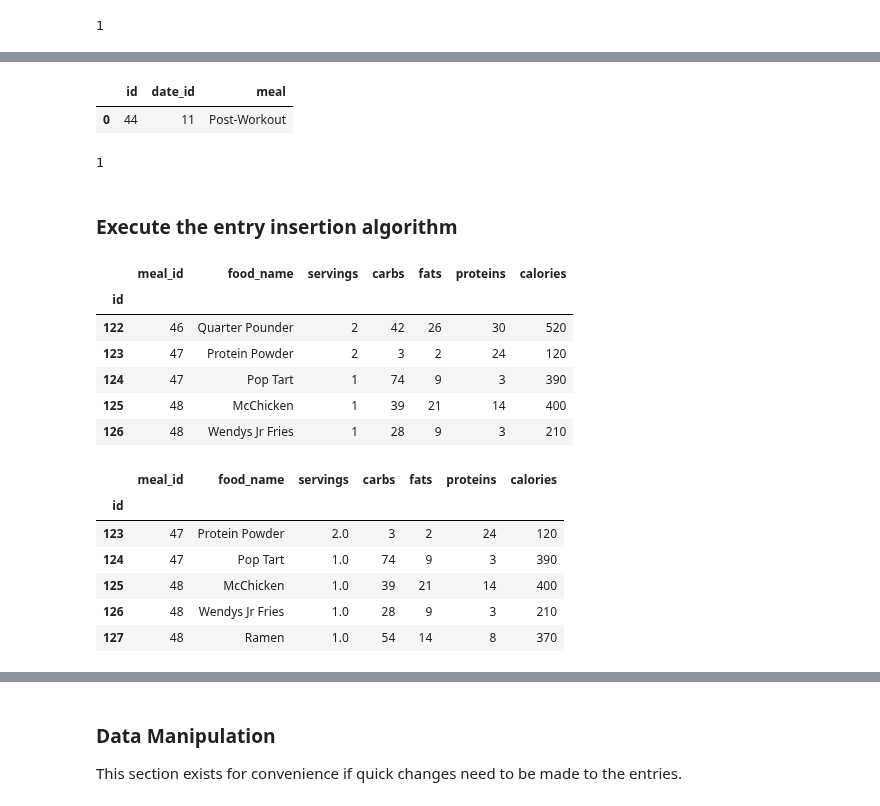
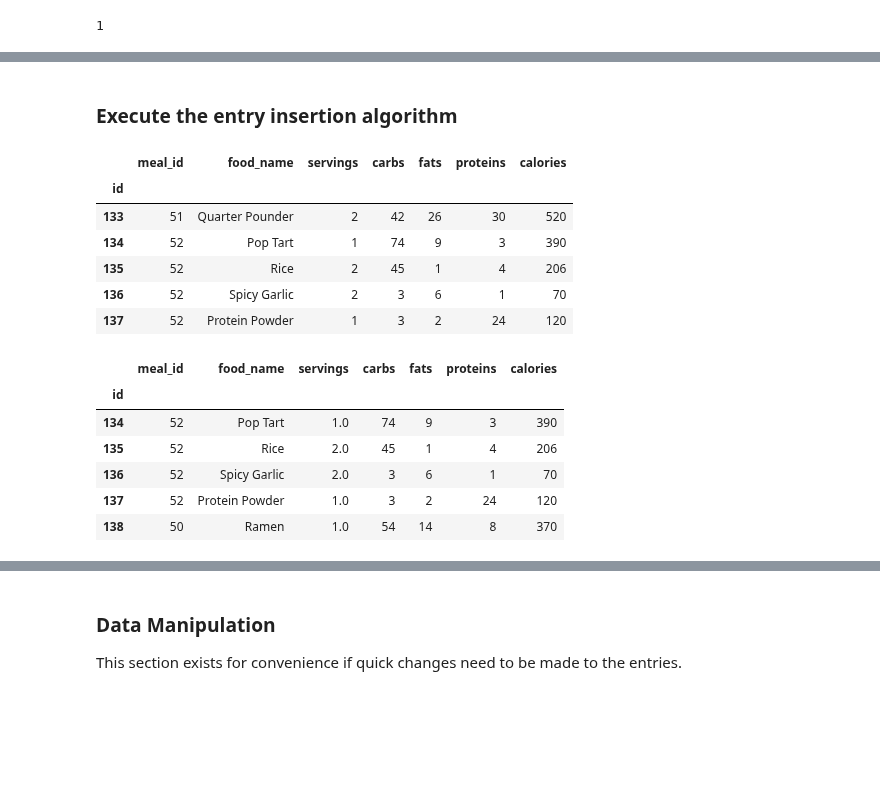
Before and after one commit to Artuk009/NewDIetAndExercise, a Jupyter notebook: Diet_Stuff/diet_v4(InDevelopment).ipynb, the cells around one changed output, grey strips where cells are left out. Drawn from its saved outputs; the diff is of its cells as text; code cells hidden in the pictures; blank space fills up the shorter version.

```diff
--- a/Diet_Stuff/diet_v4(InDevelopment).ipynb
+++ b/Diet_Stuff/diet_v4(InDevelopment).ipynb
@@ -204,26 +188,17 @@ meals_df.tail()
-# %%
-new_meal = pd.DataFrame([[len(meals_df), len(dates_df), meal]], columns=['id','date_id','meal'])
-new_meal
-# %% [output]
-|  | id | date_id | meal |
-| 0 | 44 | 11 | Post-Workout |
-# %%
-new_meal.to_sql('meals', mysql_url, if_exists='append', index=False)
-# %% [output]
-1
 # %% [markdown]
 ### Execute the entry insertion algorithm
 # %%
 foods_df = pd.read_sql('SELECT * FROM foods', mysql_url, index_col='id')
+original_len = len(foods_df)
 foods_df.tail()
 # %% [output]
 |  | meal_id | food_name | servings | carbs | fats | proteins | calories |
 | id |  |  |  |  |  |  |  |
-| 122 | 46 | Quarter Pounder | 2 | 42 | 26 | 30 | 520 |
-| 123 | 47 | Protein Powder | 2 | 3 | 2 | 24 | 120 |
-| 124 | 47 | Pop Tart | 1 | 74 | 9 | 3 | 390 |
-| 125 | 48 | McChicken | 1 | 39 | 21 | 14 | 400 |
-| 126 | 48 | Wendys Jr Fries | 1 | 28 | 9 | 3 | 210 |
+| 133 | 51 | Quarter Pounder | 2 | 42 | 26 | 30 | 520 |
+| 134 | 52 | Pop Tart | 1 | 74 | 9 | 3 | 390 |
+| 135 | 52 | Rice | 2 | 45 | 1 | 4 | 206 |
+| 136 | 52 | Spicy Garlic | 2 | 3 | 6 | 1 | 70 |
+| 137 | 52 | Protein Powder | 1 | 3 | 2 | 24 | 120 |
 # %%
 # Enter the foods eaten for the selected meal.
 choice = 1
@@ -241,8 +216,11 @@ while choice != 2:
 
     new_food = pd.read_sql("CALL GetFoodInfo(%s)", mysql_url, params=(db_food,))
 
-    meal_id = len(meals_df)
+    # Meal ID is where meal equals the meal of the day.
+    meal_id = meals_df[meals_df['meal'] == meal]['id'].values[0]
     servings = float(input("Enter Serving Count: "))
+
+    # TODO: Convert the nutritional info to JSON.
     new_entry = [
         meal_id,
         new_food.loc[0,'food_name'],
@@ -259,10 +237,10 @@ foods_df.tail()
 # %% [output]
 |  | meal_id | food_name | servings | carbs | fats | proteins | calories |
 | id |  |  |  |  |  |  |  |
-| 123 | 47 | Protein Powder | 2.0 | 3 | 2 | 24 | 120 |
-| 124 | 47 | Pop Tart | 1.0 | 74 | 9 | 3 | 390 |
-| 125 | 48 | McChicken | 1.0 | 39 | 21 | 14 | 400 |
-| 126 | 48 | Wendys Jr Fries | 1.0 | 28 | 9 | 3 | 210 |
-| 127 | 48 | Ramen | 1.0 | 54 | 14 | 8 | 370 |
+| 134 | 52 | Pop Tart | 1.0 | 74 | 9 | 3 | 390 |
+| 135 | 52 | Rice | 2.0 | 45 | 1 | 4 | 206 |
+| 136 | 52 | Spicy Garlic | 2.0 | 3 | 6 | 1 | 70 |
+| 137 | 52 | Protein Powder | 1.0 | 3 | 2 | 24 | 120 |
+| 138 | 50 | Ramen | 1.0 | 54 | 14 | 8 | 370 |
 # %%
 foods_df = foods_df.reset_index()
```
Also changed, not shown: parts of 25 cells of this notebook, 3 other files.
